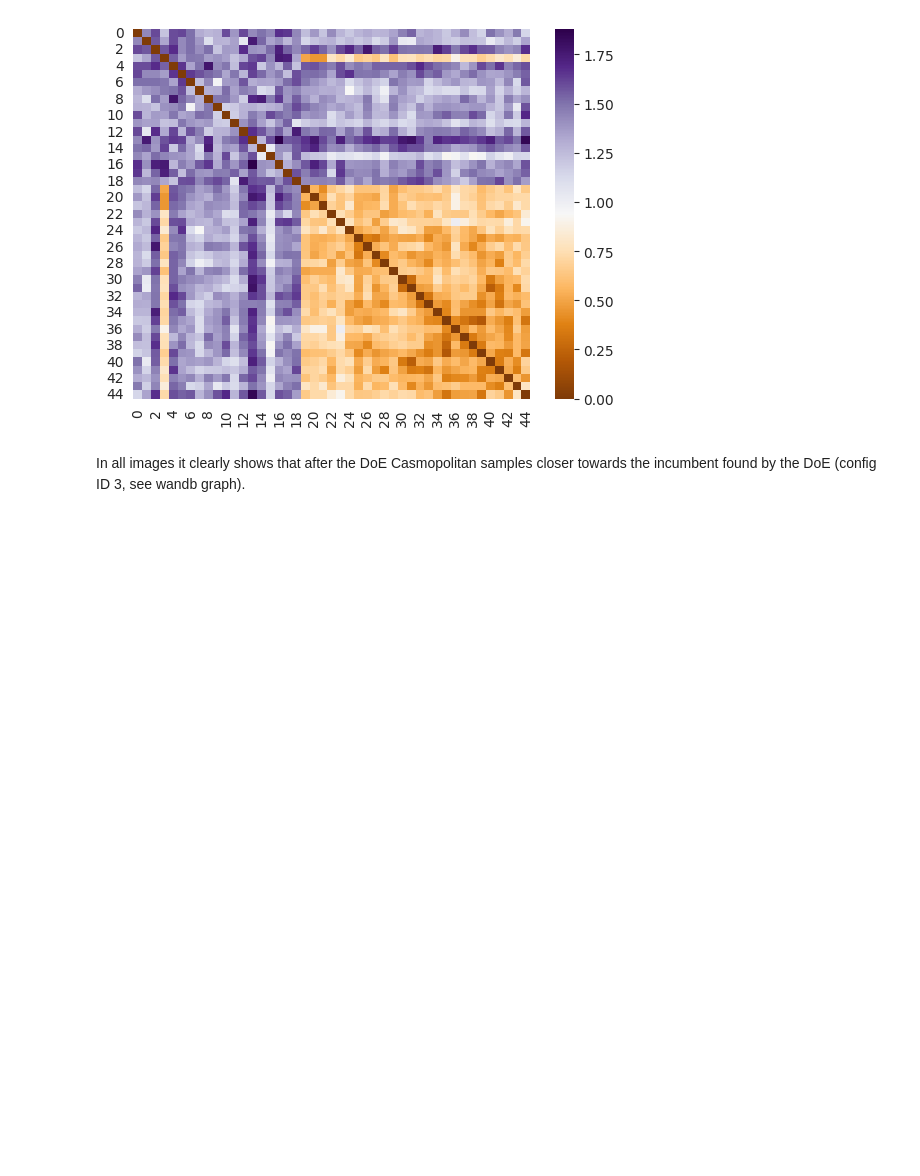
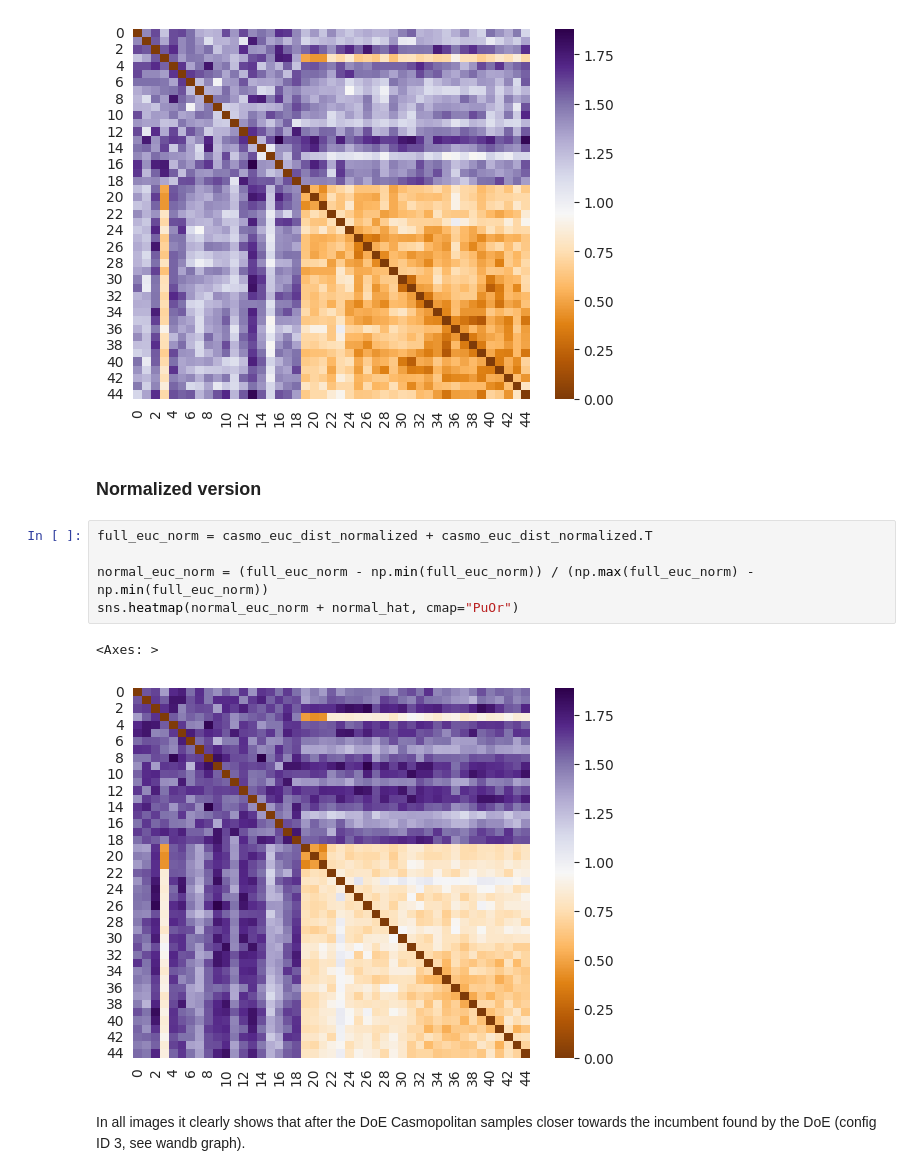
Before and after one commit to Skippybal/Styx, a Jupyter notebook: Distances_Casmo_SMAC.ipynb, the cells around one changed output. Cells and saved outputs as stored; diff of their text form; blank space fills up the shorter version.

```diff
--- a/Distances_Casmo_SMAC.ipynb
+++ b/Distances_Casmo_SMAC.ipynb
@@ -218,6 +265,16 @@ sns.heatmap(normal_euc + normal_hat, cmap="PuOr")
 # %% [output]
 <Axes: >
 [figure]
+# %% [markdown]
+### Normalized version
+# %%
+full_euc_norm = casmo_euc_dist_normalized + casmo_euc_dist_normalized.T
+
+normal_euc_norm = (full_euc_norm - np.min(full_euc_norm)) / (np.max(full_euc_norm) - np.min(full_euc_norm))
+sns.heatmap(normal_euc_norm + normal_hat, cmap="PuOr")
+# %% [output]
+<Axes: >
+[figure, added]
 # %% [markdown]
 In all images it clearly shows that after the DoE Casmopolitan samples closer towards the incumbent found by the DoE (config ID 3, see wandb graph).
 # %% [markdown]
```
Also changed, not shown: parts of 14 cells of this notebook.
